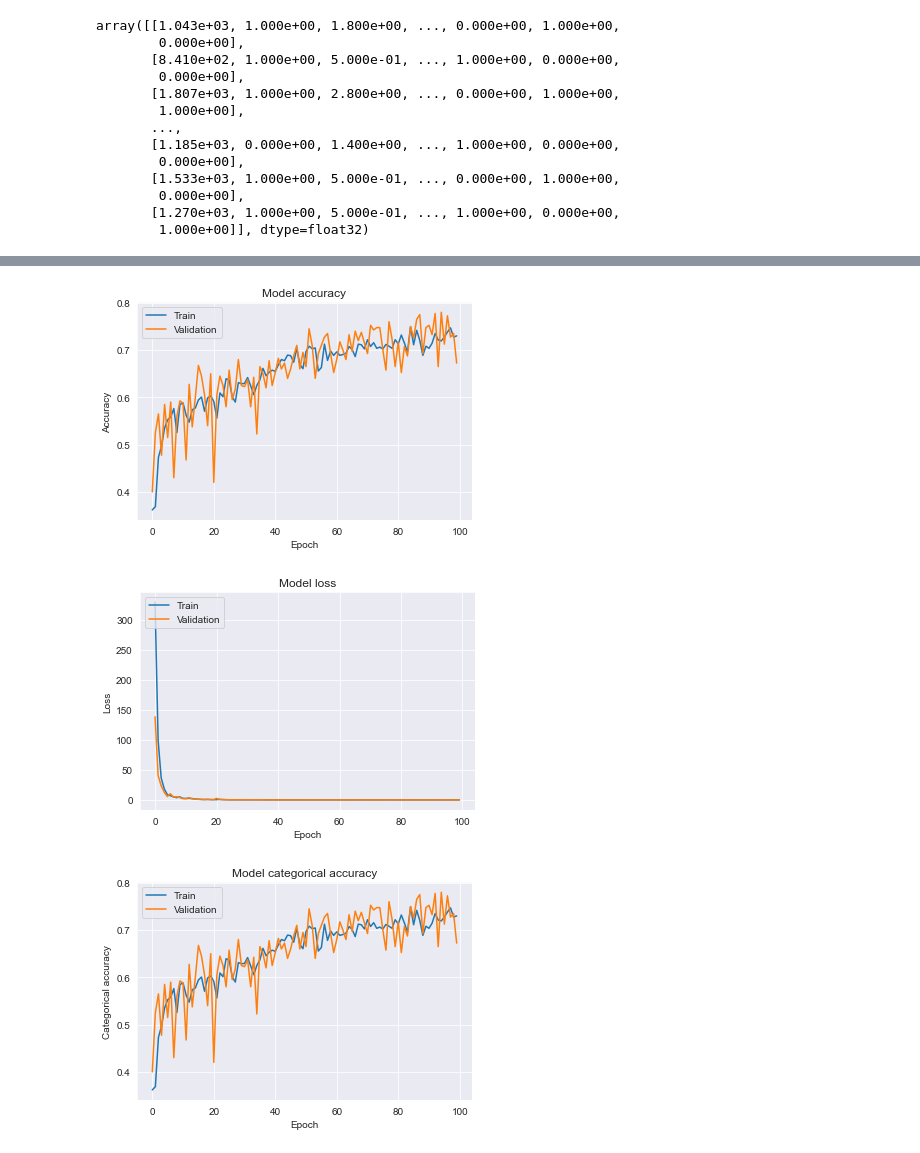
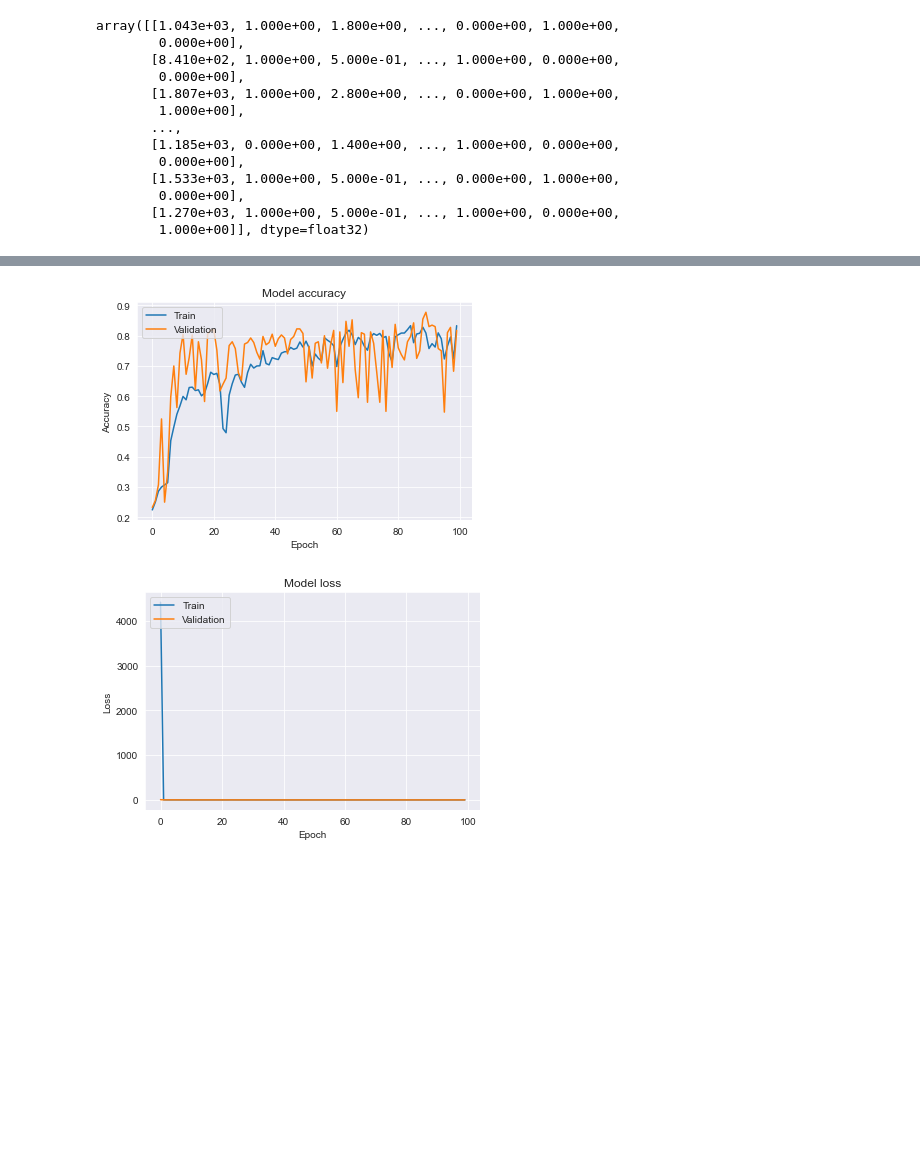
Before and after one commit to Matovic/mobile-price-classification, a Jupyter notebook: src/MLP_tensorflow.ipynb, the cells around one changed output, grey strips where cells are left out. Saved outputs shown, nothing was run; the diff lists cells and outputs as text; code cells hidden in the pictures; blank space fills up the shorter version.

Commit message:
working model with 256 neurons

```diff
--- a/src/MLP_tensorflow.ipynb
+++ b/src/MLP_tensorflow.ipynb
@@ -159,25 +136,34 @@ array([[1.043e+03, 1.000e+00, 1.800e+00, ..., 0.000e+00, 1.000e+00,
         1.000e+00]], dtype=float32)
 # %%
 model = keras.Sequential([
-    keras.layers.Dense(256,input_shape=(20,),name='l1'),
-    # keras.layers.Dense(256, activation='relu',name='l2'),
-    # keras.layers.Dense(256, activation='relu',name='l3'),
-    # keras.layers.Dense(256, activation='sigmoid',name='l4'),
-    # keras.layers.Dense(256, activation='sigmoid',name='l5'),
-    keras.layers.Dense(4,activation='sigmoid',name='l6')
+    # keras.layers.Input(shape=(20,),name='input'),
+    keras.layers.Dense(256,input_shape=(20,),activation='relu',name='l1'),
+    keras.layers.Dropout(0.05),
+    keras.layers.Dense(256,activation='relu',name='l2'),
+    keras.layers.Dropout(0.05),
+    keras.layers.Dense(256,activation='relu',name='l3'),
+    keras.layers.Dropout(0.05),
+    keras.layers.Dense(256,activation='relu',name='l4'),
+    keras.layers.Dropout(0.05),
+    keras.layers.Dense(4,activation='sigmoid',name='l5') #activation='sigmoid'
 ])
 # %%
 lr = 0.03648030109469176
 optimizer = tf.keras.optimizers.Adam(learning_rate=lr)
 model.compile(optimizer=optimizer,
-              loss='binary_crossentropy',
-              metrics=['accuracy','mse','categorical_accuracy']
+              loss='categorical_crossentropy',
+              metrics=['accuracy','mse']
               )
 # %%
 tf.debugging.enable_traceback_filtering()
-history = model.fit(x_train,y_train,batch_size=128,epochs=100,validation_data=(x_val,y_val),
+history = model.fit(x_train,
+                    y_train,
+                    batch_size=128,
+                    epochs=100,
+                    validation_data=(x_val,y_val),
                     callbacks=[
                       WandbMetricsLogger(log_freq=5),
                       WandbModelCheckpoint("models")
-                    ])
+                    ],
+                    verbose=0)
 # %% [output]
@@ -202,33 +193,32 @@ wandb: Adding directory to artifact (.\models)... Done. 0.0s
 # %%
 import matplotlib.pyplot as plt
 
 #Plot training & validation accuracy values
 plt.plot(history.history['accuracy'])
 plt.plot(history.history['val_accuracy'])
 plt.title('Model accuracy')
 plt.ylabel('Accuracy')
 plt.xlabel('Epoch')
 plt.legend(['Train', 'Validation'], loc='upper left')
 plt.show()
 
 # Plot training & validation loss values
 plt.plot(history.history['loss'])
 plt.plot(history.history['val_loss'])
 plt.title('Model loss')
 plt.ylabel('Loss')
 plt.xlabel('Epoch')
 plt.legend(['Train', 'Validation'], loc='upper left')
 plt.show()
 
-# Plot training & validation categorical accuracy
-plt.plot(history.history['categorical_accuracy'])
-plt.plot(history.history['val_categorical_accuracy'])
-plt.title('Model categorical accuracy')
-plt.ylabel('Categorical accuracy')
-plt.xlabel('Epoch')
-plt.legend(['Train', 'Validation'], loc='upper left')
-plt.show()
+# # Plot training & validation categorical accuracy
+# plt.plot(history.history['categorical_accuracy'])
+# plt.plot(history.history['val_categorical_accuracy'])
+# plt.title('Model categorical accuracy')
+# plt.ylabel('Categorical accuracy')
+# plt.xlabel('Epoch')
+# plt.legend(['Train', 'Validation'], loc='upper left')
+# plt.show()
 # %% [output]
-[figure, old version]
+[figure, new version]
-[figure, old version]
+[figure, new version]
-[figure, removed]
```
Also changed, not shown: parts of 9 cells of this notebook.
